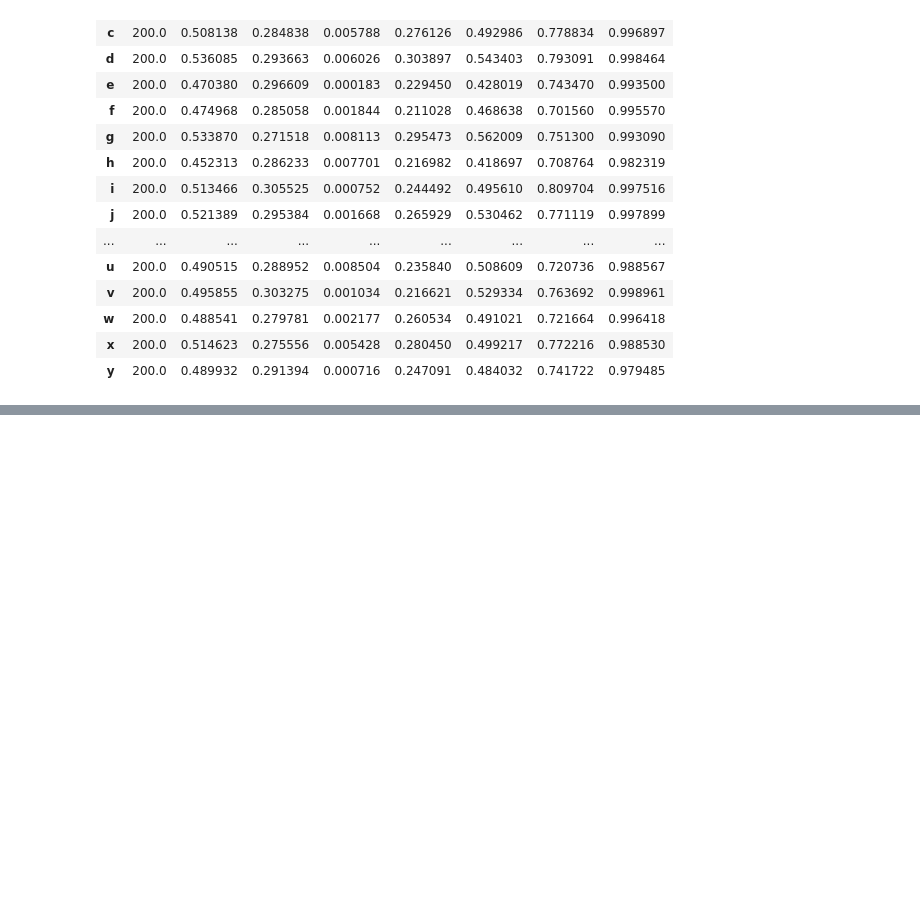
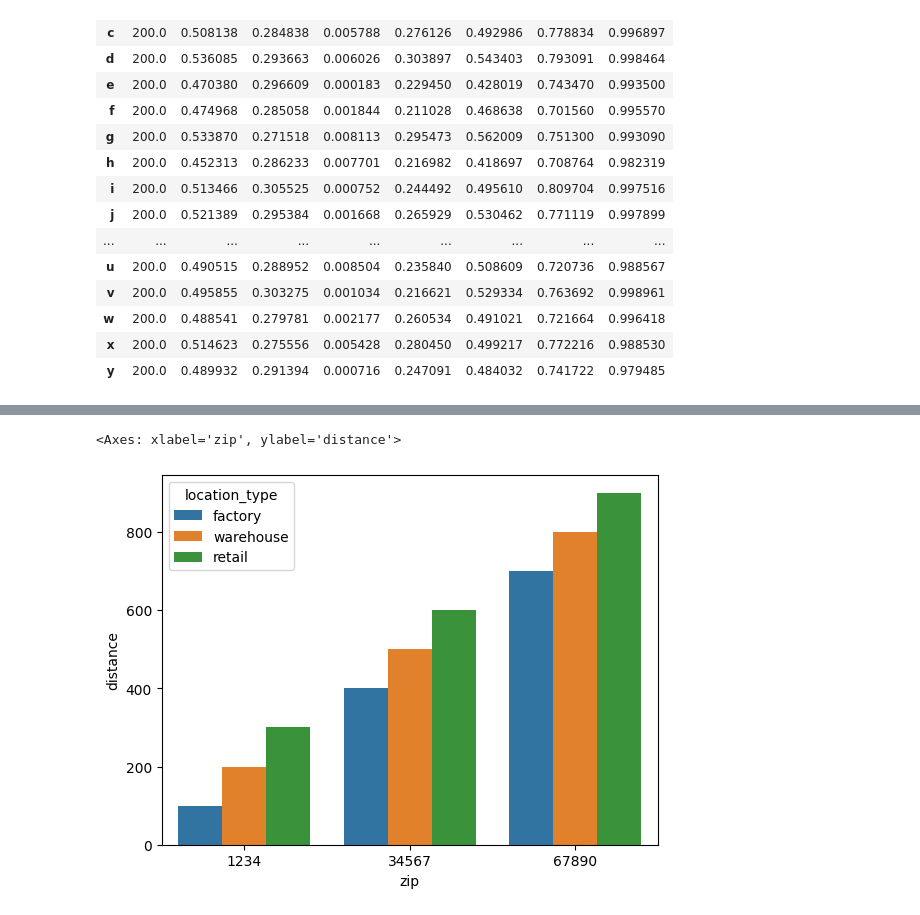
Before and after one commit to gak92/pkc2023, a Jupyter notebook: day_08/01_pandas_tips_and_tricks.ipynb, the cells around one changed output, grey strips where cells are left out. Drawn from its saved outputs; the diff is of its cells as text; code cells hidden in the pictures; blank space fills up the shorter version.

Commit message:
Day8- Reshaping dataframe and using melt function

```diff
--- a/day_08/01_pandas_tips_and_tricks.ipynb
+++ b/day_08/01_pandas_tips_and_tricks.ipynb
@@ -1150,0 +1153,9 @@ df.describe().T
+# %%
+dist = pd.DataFrame([
+  ['1234', 100, 200, 300],
+  ['34567', 400, 500, 600],
+  ['67890', 700, 800, 900]
+],
+columns=['zip', 'factory', 'warehouse', 'retail'])
+
+dist
@@ -1150,0 +1167,3 @@ df.describe().T
+# %%
+dist_long = dist.melt(id_vars='zip', var_name='location_type', value_name='distance')
+dist_long
@@ -1150,0 +1181,10 @@ df.describe().T
+# %%
+import seaborn as sns
+
+sns.barplot(x='zip',
+            y='distance',
+            hue='location_type',
+            data= dist_long)
+# %% [output]
+<Axes: xlabel='zip', ylabel='distance'>
+[figure, added]
```
Also changed, not shown: parts of 3 cells of this notebook.
